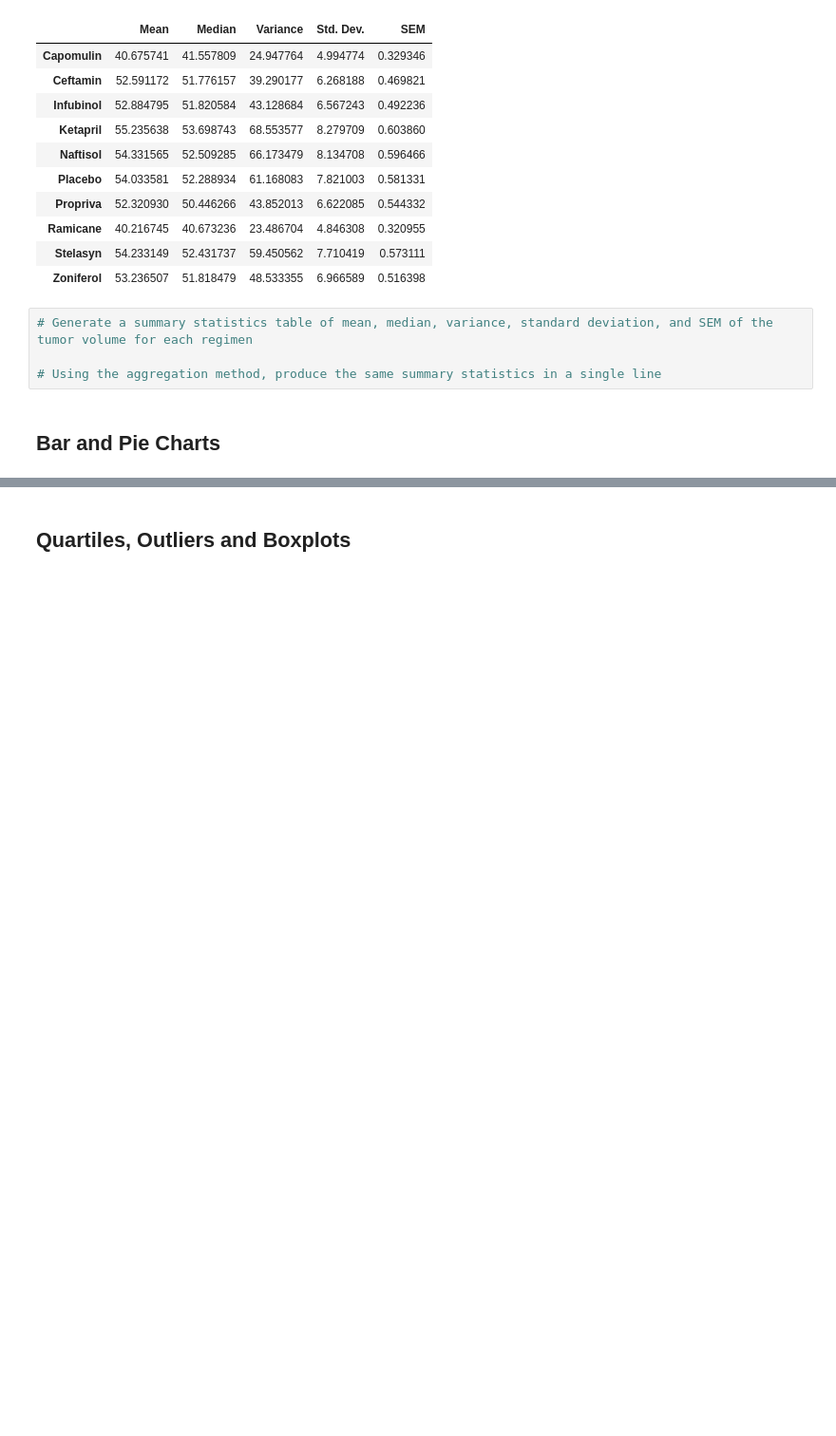
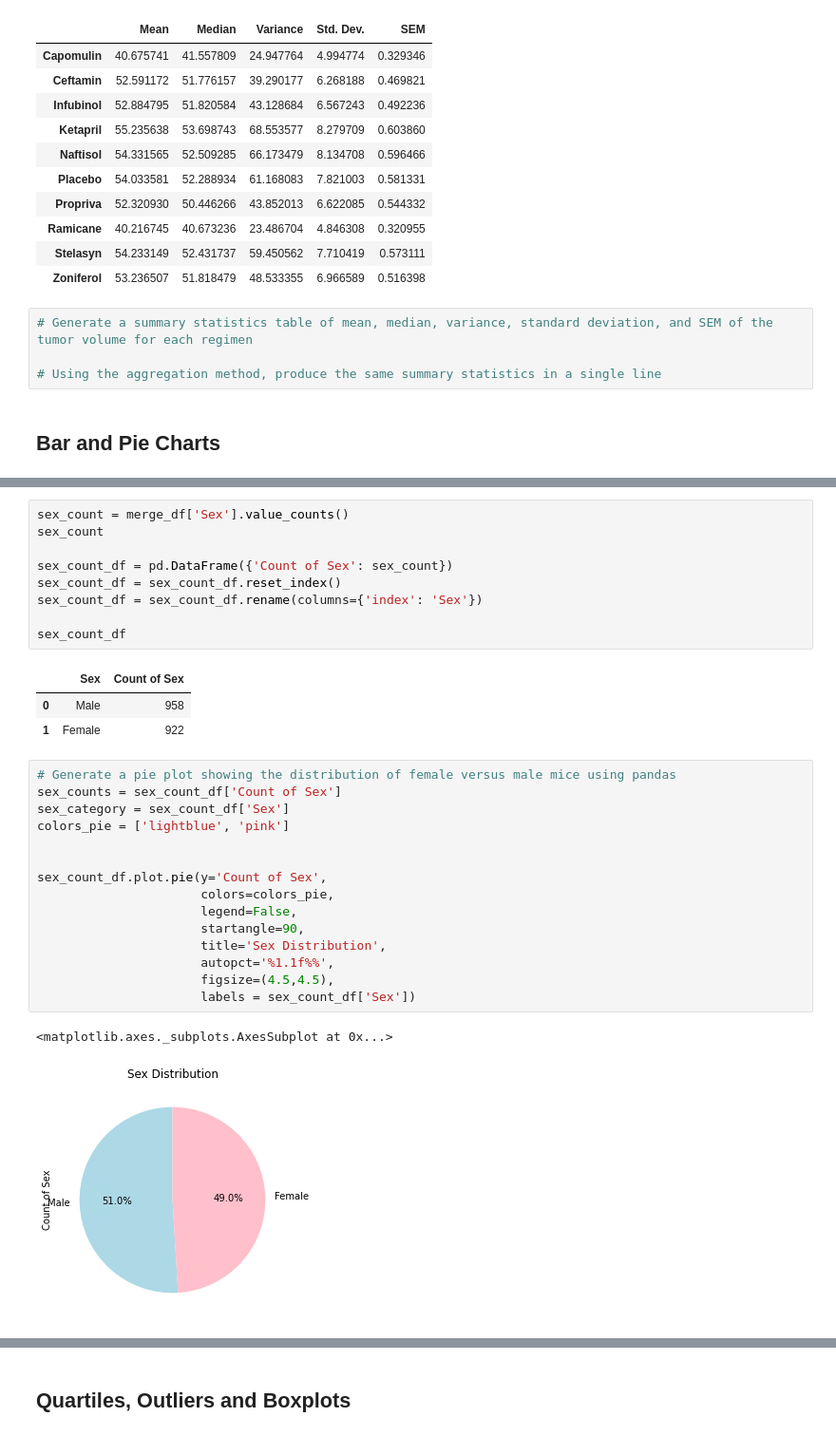
Before and after one commit to beaujeffrey03/matplotlib-challenge, a Jupyter notebook: pymaceuticals_starter.ipynb, the cells around one changed output, grey strips where cells are left out. Shown at 95% size. Saved outputs shown, nothing was run; the diff lists cells and outputs as text; blank space fills up the shorter version.

```diff
--- a/pymaceuticals_starter.ipynb
+++ b/pymaceuticals_starter.ipynb
@@ -186,3 +200,34 @@ plt.tight_layout()
 # %% [output]
 [figure]
+# %%
+sex_count = merge_df['Sex'].value_counts()
+sex_count
+
+sex_count_df = pd.DataFrame({'Count of Sex': sex_count})
+sex_count_df = sex_count_df.reset_index()
+sex_count_df = sex_count_df.rename(columns={'index': 'Sex'})
+
+sex_count_df
+# %% [output]
+|  | Sex | Count of Sex |
+| 0 | Male | 958 |
+| 1 | Female | 922 |
+# %%
+# Generate a pie plot showing the distribution of female versus male mice using pandas
+sex_counts = sex_count_df['Count of Sex']
+sex_category = sex_count_df['Sex']
+colors_pie = ['lightblue', 'pink']
+
+
+sex_count_df.plot.pie(y='Count of Sex',
+                      colors=colors_pie,
+                      legend=False,
+                      startangle=90,
+                      title='Sex Distribution',
+                      autopct='%1.1f%%',
+                      figsize=(4.5,4.5),
+                      labels = sex_count_df['Sex'])
+# %% [output]
+<matplotlib.axes._subplots.AxesSubplot at 0x...>
+[figure, added]
 # %%
```
Also changed, not shown: parts of 7 cells of this notebook.
